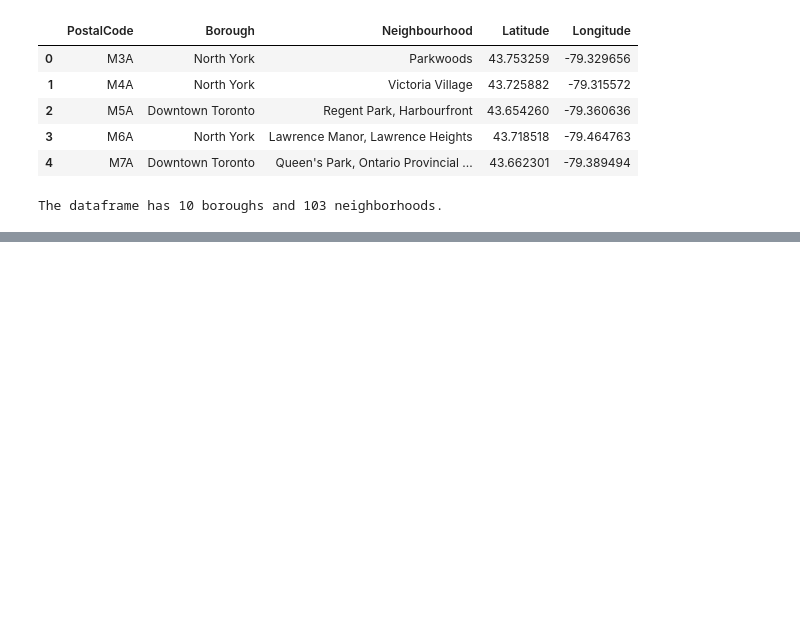
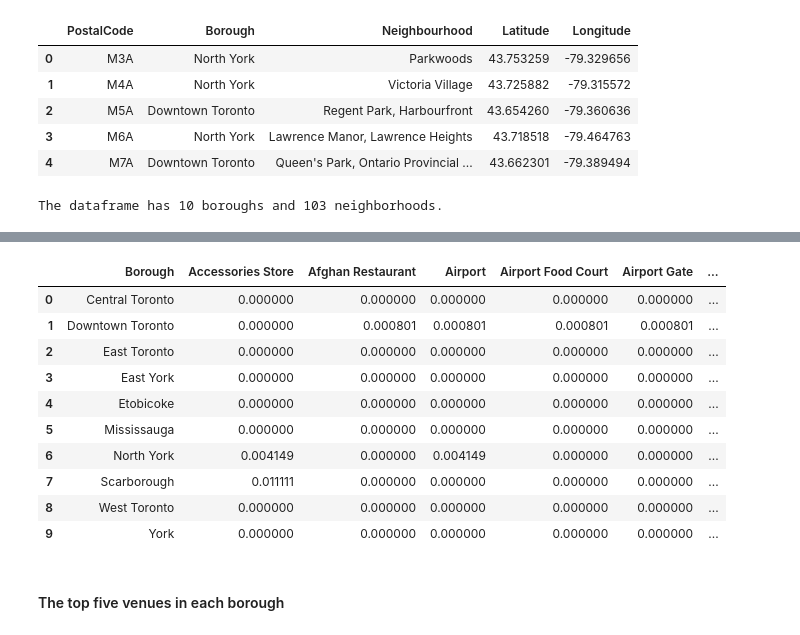
Before and after one commit to jaymoe33/Coursera_Capstone, a Jupyter notebook: Applied Data Science Capstone - Week 3.ipynb, the cells around one changed output, grey strips where cells are left out. Saved outputs shown, nothing was run; the diff lists cells and outputs as text; code cells hidden in the pictures; blank space fills up the shorter version.

Commit message:
Toronto neighborhood assignment

```diff
--- a/Applied Data Science Capstone - Week 3.ipynb
+++ b/Applied Data Science Capstone - Week 3.ipynb
@@ -113,0 +145,10 @@ The dataframe has 10 boroughs and 103 neighborhoods.
+# %%
+#define Foursquare credentials and version
+CLIENT_ID = 'YHLTQGFPGX4JHYKQEE22HIGQMRRODYHJKORFQ0IEE3NSFDYX' # your Foursquare ID
+CLIENT_SECRET = 'H1EUCLWMET1TSDM1EWWV3YVEYEOZU2J1C05JAY05QXWOIGZJ' # your Foursquare Secret
+VERSION = '20180605' # Foursquare API version
+LIMIT = 100 # A default Foursquare API limit value
+
+print('Your credentials:')
+print('CLIENT_ID: ' + CLIENT_ID)
+print('CLIENT_SECRET: ' + CLIENT_SECRET)
@@ -113,0 +203,5 @@ The dataframe has 10 boroughs and 103 neighborhoods.
+# %%
+toronto_venues = getNearbyVenues(names = combined_df['Borough'],
+                                   latitudes = combined_df['Latitude'],
+                                   longitudes = combined_df['Longitude']
+                                  )
@@ -113,0 +254,12 @@ The dataframe has 10 boroughs and 103 neighborhoods.
+# %%
+# one hot encoding
+toronto_onehot = pd.get_dummies(toronto_venues[['Venue Category']], prefix="", prefix_sep="")
+
+# add neighborhood column back to dataframe
+toronto_onehot['Borough'] = toronto_venues['Borough']
+
+# move neighborhood column to the first column
+fixed_columns = [toronto_onehot.columns[-1]] + list(toronto_onehot.columns[:-1])
+toronto_onehot = toronto_onehot[fixed_columns]
+
+toronto_onehot.head()
@@ -113,0 +273,18 @@ The dataframe has 10 boroughs and 103 neighborhoods.
+# %%
+#grouping rows by borough and finding the mean of the fequency of each category
+toronto_grouped = toronto_onehot.groupby('Borough').mean().reset_index()
+toronto_grouped
+# %% [output]
+|  | Borough | Accessories Store | Afghan Restaurant | Airport | Airport Food Court | Airport Gate | ... |
+| 0 | Central Toronto | 0.000000 | 0.000000 | 0.000000 | 0.000000 | 0.000000 | ... |
+| 1 | Downtown Toronto | 0.000000 | 0.000801 | 0.000801 | 0.000801 | 0.000801 | ... |
+| 2 | East Toronto | 0.000000 | 0.000000 | 0.000000 | 0.000000 | 0.000000 | ... |
+| 3 | East York | 0.000000 | 0.000000 | 0.000000 | 0.000000 | 0.000000 | ... |
+| 4 | Etobicoke | 0.000000 | 0.000000 | 0.000000 | 0.000000 | 0.000000 | ... |
+| 5 | Mississauga | 0.000000 | 0.000000 | 0.000000 | 0.000000 | 0.000000 | ... |
+| 6 | North York | 0.004149 | 0.000000 | 0.004149 | 0.000000 | 0.000000 | ... |
+| 7 | Scarborough | 0.011111 | 0.000000 | 0.000000 | 0.000000 | 0.000000 | ... |
+| 8 | West Toronto | 0.000000 | 0.000000 | 0.000000 | 0.000000 | 0.000000 | ... |
+| 9 | York | 0.000000 | 0.000000 | 0.000000 | 0.000000 | 0.000000 | ... |
+# %% [markdown]
+#### The top five venues in each borough
```
Also changed, not shown: parts of 23 cells of this notebook.
